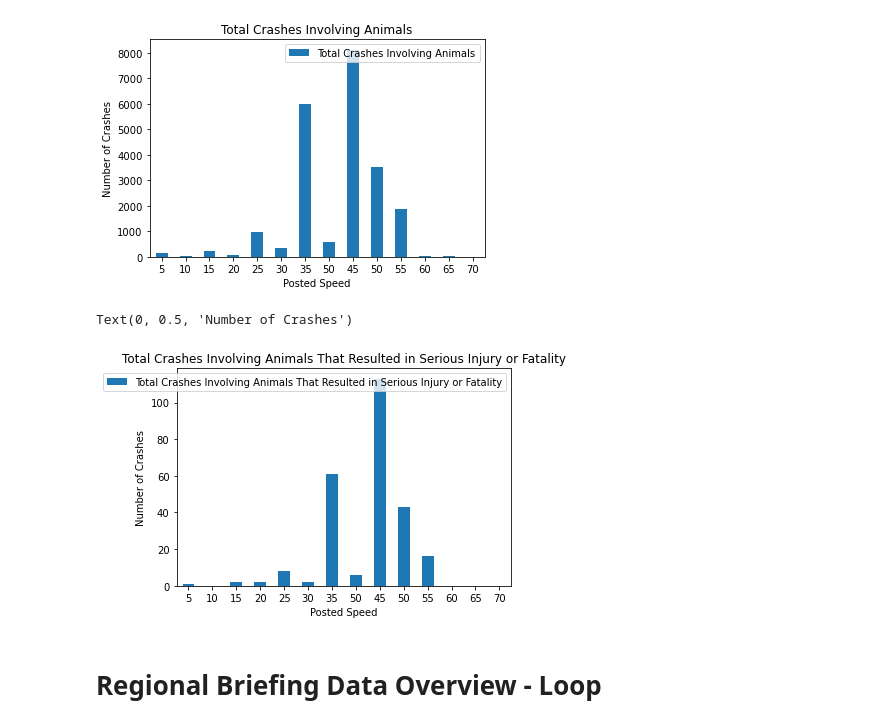
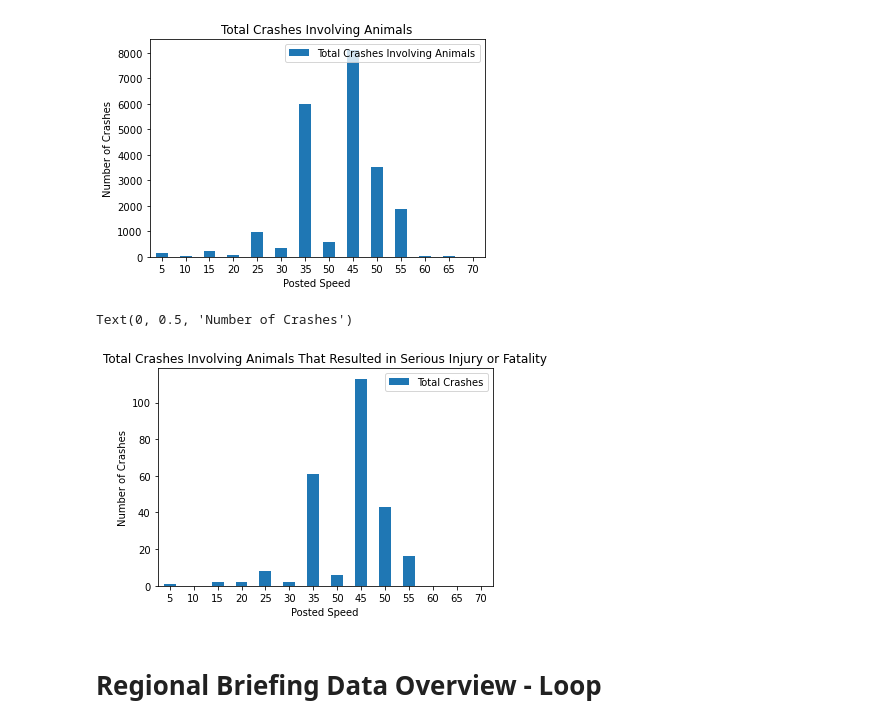
Before and after one commit to VolpeUSDOT/NPS-Region-Crash-Briefing, a Jupyter notebook: data analysis notebooks/Test Run of Automated Python Reports - Smitha .ipynb, the cells around one changed output. Cells and saved outputs as stored; diff of their text form; code cells hidden in the pictures.

```diff
--- a/data analysis notebooks/Test Run of Automated Python Reports - Smitha .ipynb
+++ b/data analysis notebooks/Test Run of Automated Python Reports - Smitha .ipynb
@@ -511,36 +511,36 @@ seriousinvolveanimals = involveanimals[involveanimals['Incapacitating Injury'] =
 fatalinvolveanimals = involveanimals[involveanimals['Fatality'] ==1]
 
 #Combine the two dataframes
 frames =[seriousinvolveanimals, fatalinvolveanimals]
 pd.concat(frames)
 combinedanimals = pd.concat(frames)
 
 #Construct bargraph with combined dataframe by posted speed
 ca5 = combinedanimals['5_mph'].sum()
 ca10 = combinedanimals['10_mph'].sum()
 ca15 = combinedanimals['15_mph'].sum()
 ca20 = combinedanimals['20_mph'].sum()
 ca25 = combinedanimals['25_mph'].sum()
 ca30 = combinedanimals['30_mph'].sum()
 ca35 = combinedanimals['35_mph'].sum()
 ca40 = combinedanimals['40_mph'].sum()
 ca45 = combinedanimals['45_mph'].sum()
 ca50 = combinedanimals['50_mph'].sum()
 ca55 = combinedanimals['55_mph'].sum()
 ca60 = combinedanimals['60_mph'].sum()
 ca65 = combinedanimals['65_mph'].sum()
 ca70 = combinedanimals['70_mph'].sum()
 
-df = pd.DataFrame({'Posted Speed':[5,10,15,20,25,30,35,50,45,50,55,60,65,70], 'Total Crashes Involving Animals That Resulted in Serious Injury or Fatality':[ca5, ca10, ca15, ca20, ca25, ca30, ca35, ca40, ca45, ca50, ca55, ca60, ca65, ca70]})
-ax = df.plot.bar(x='Posted Speed', y='Total Crashes Involving Animals That Resulted in Serious Injury or Fatality', rot=0)
+df = pd.DataFrame({'Posted Speed':[5,10,15,20,25,30,35,50,45,50,55,60,65,70], 'Total Crashes':[ca5, ca10, ca15, ca20, ca25, ca30, ca35, ca40, ca45, ca50, ca55, ca60, ca65, ca70]})
+ax = df.plot.bar(x='Posted Speed', y='Total Crashes', rot=0)
 
 plt.title('Total Crashes Involving Animals That Resulted in Serious Injury or Fatality')
 plt.xlabel('Posted Speed')
 plt.ylabel('Number of Crashes')
 #Need help formatting legend or removing legend
 # %% [output]
 Text(0, 0.5, 'Number of Crashes')
-[figure, old version]
+[figure, new version]
 # %% [markdown]
 # Regional Briefing Data Overview - Loop
 # %%
```
Also changed, not shown: parts of 2 cells of this notebook.
